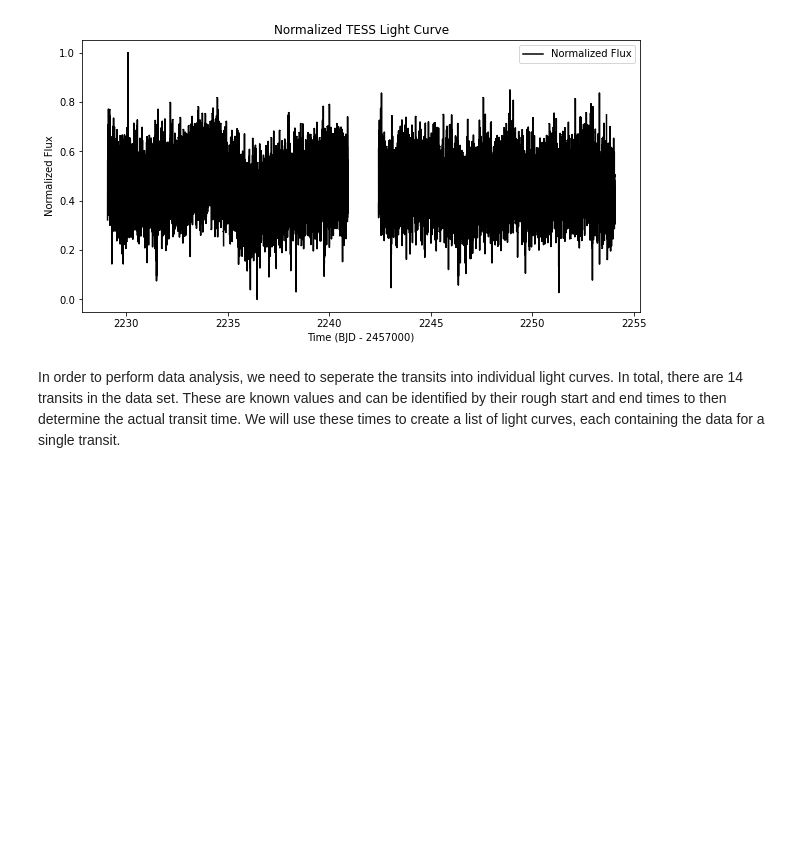
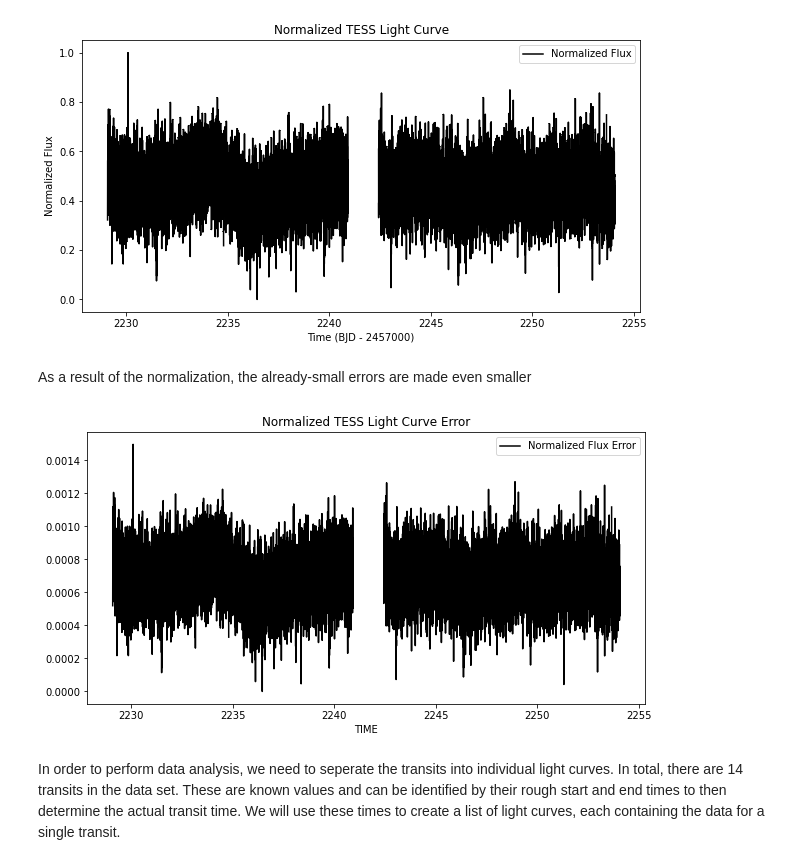
Before and after one commit to tylerbarna/AST5731-projects, a Jupyter notebook: Project1.ipynb, the cells around one changed output. Drawn from its saved outputs; the diff is of its cells as text; code cells hidden in the pictures; blank space fills up the shorter version.

Commit message:
Update Project1.ipynb
made the plots fancier

```diff
--- a/Project1.ipynb
+++ b/Project1.ipynb
@@ -225,6 +227,13 @@ Normalized Flux Max: 1.0
 Normalized Flux Mean: 0.4556562570170346
 Normalized Flux Min: 0.0
 [figure]
+# %% [markdown]
+As a result of the normalization, the already-small errors are made even smaller
+# %%
+## plot the normalized flux error
+df.plot(x='TIME', y='NORM_FLUX_ERR', figsize=(10,5), color='black', label='Normalized Flux Error', title='Normalized TESS Light Curve Error');
+# %% [output]
+[figure, added]
 # %% [markdown]
 In order to perform data analysis, we need to seperate the transits into individual light curves. In total, there are 14 transits in the data set. These are known values and can be identified by their rough start and end times to then determine the actual transit time. We will use these times to create a list of light curves, each containing the data for a single transit.
 # %%
```
Also changed, not shown: parts of 2 cells of this notebook.
